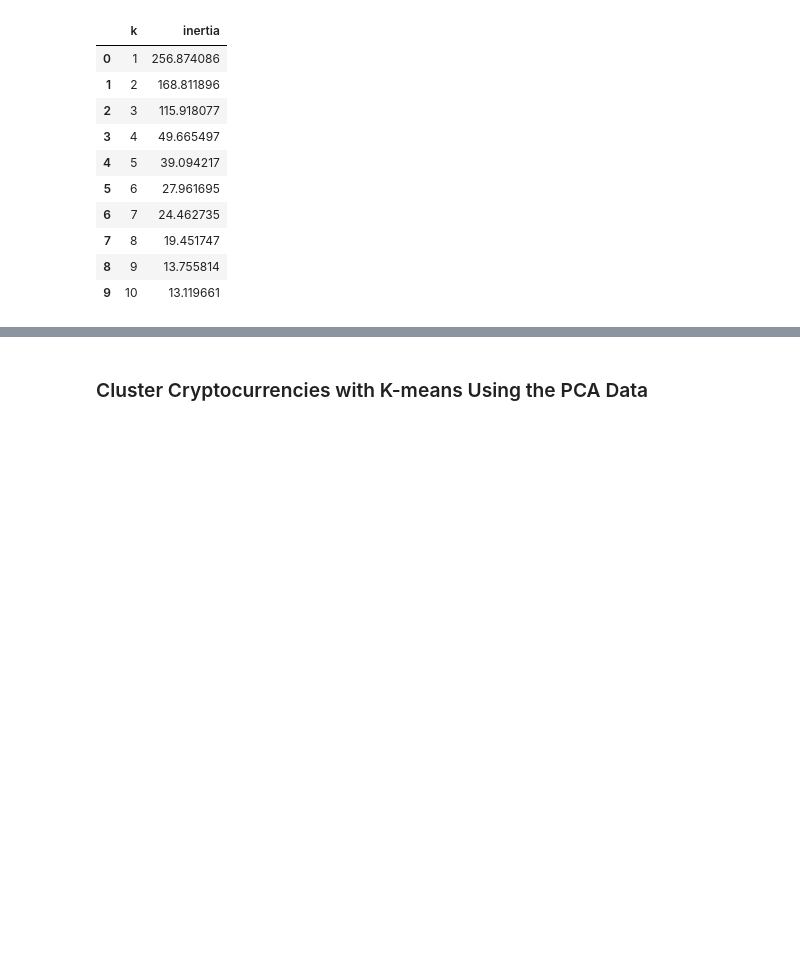
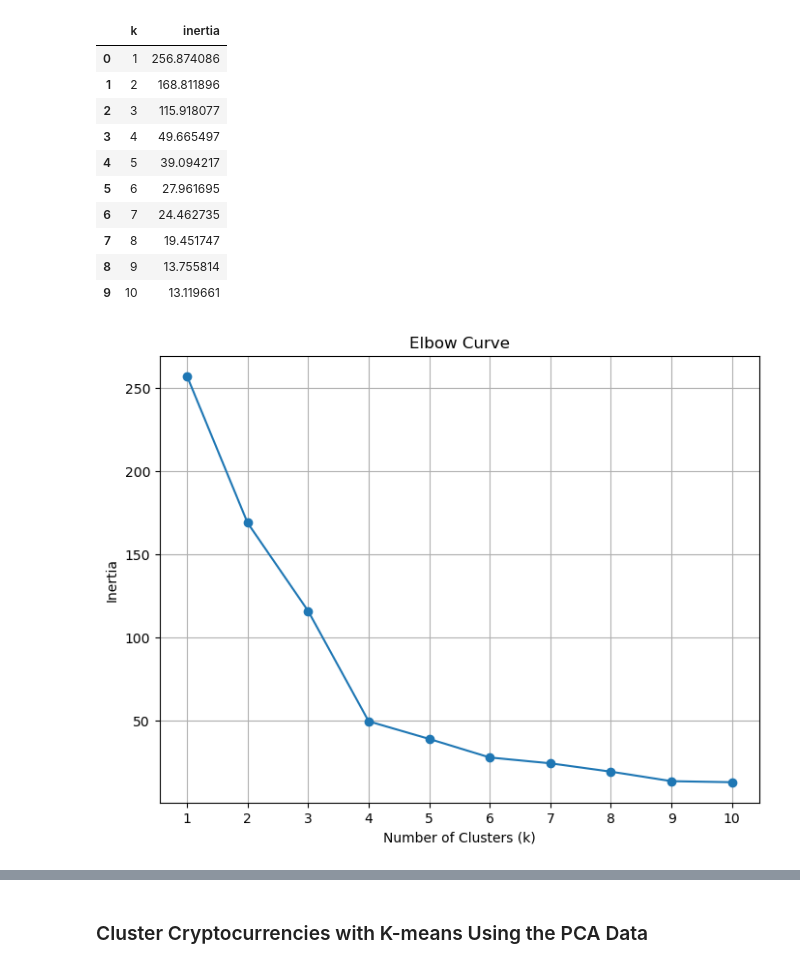
Before and after one commit to Salsonmez/CryptoClustering, a Jupyter notebook: Crypto_Clustering.ipynb, the cells around one changed output, grey strips where cells are left out. Saved outputs shown, nothing was run; the diff lists cells and outputs as text; code cells hidden in the pictures; blank space fills up the shorter version.

```diff
--- a/Crypto_Clustering.ipynb
+++ b/Crypto_Clustering.ipynb
@@ -246,5 +181,7 @@ KeyError: 'crypto_cluster'
 ### Optimize Clusters with Principal Component Analysis.
 # %%
 # Create a PCA model instance and set `n_components=3`.
+
+pca = PCA(n_components=3)
 # %%
 # Use the PCA model with `fit_transform` on the original scaled DataFrame to reduce to three principal components.
@@ -270,17 +238,17 @@ array([0.3719856 , 0.34700813, 0.17603793])
 # %%
 # Create a new DataFrame with the PCA data.
 # Note: The code for this step is provided for you
-
 # Creating a DataFrame with the PCA data
-
+df_pca = pd.DataFrame(pca_data, columns=['PCA1', 'PCA2', 'PCA3'])
 
 # Copy the crypto names from the original data
-
+df_pca["coin_id"] = market_data_df.index
 
 # Set the coinid column as index
-
+df_pca = df_pca.set_index("coin_id")
 
 # Display sample data
+df_pca.head(10)
 # %% [output]
 |  | PCA1 | PCA2 | PCA3 |
 | coin_id |  |  |  |
@@ -333,6 +310,17 @@ array([0.3719856 , 0.34700813, 0.17603793])
 # %%
 # Plot a line chart with all the inertia values computed with
 # the different values of k to visually identify the optimal value for k.
+
+plt.figure(figsize=(8, 6))
+plt.plot(elbow_df["k"], elbow_df["inertia"], marker='o')
+plt.title("Elbow Curve")
+plt.xlabel("Number of Clusters (k)")
+plt.ylabel("Inertia")
+plt.xticks(elbow_df["k"])
+plt.grid(True)
+plt.show()
+# %% [output]
+[figure, added]
 # %% [markdown]
 #### Answer the following questions:
 * **Question:** What is the best value for `k` when using the PCA data?
```
Also changed, not shown: parts of 24 cells of this notebook.
